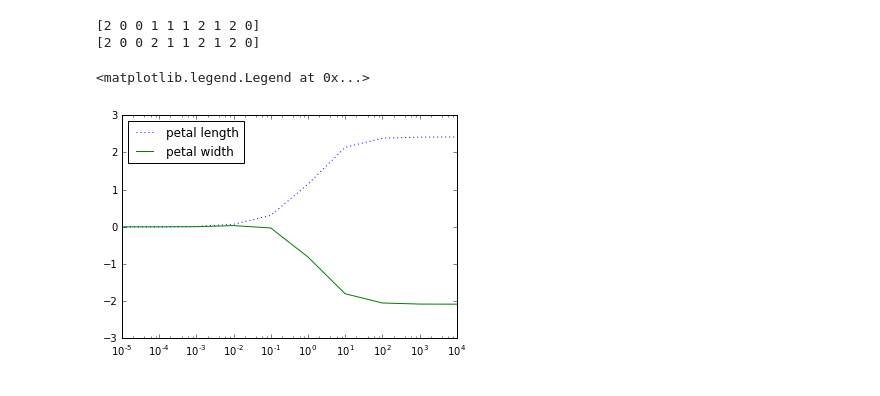
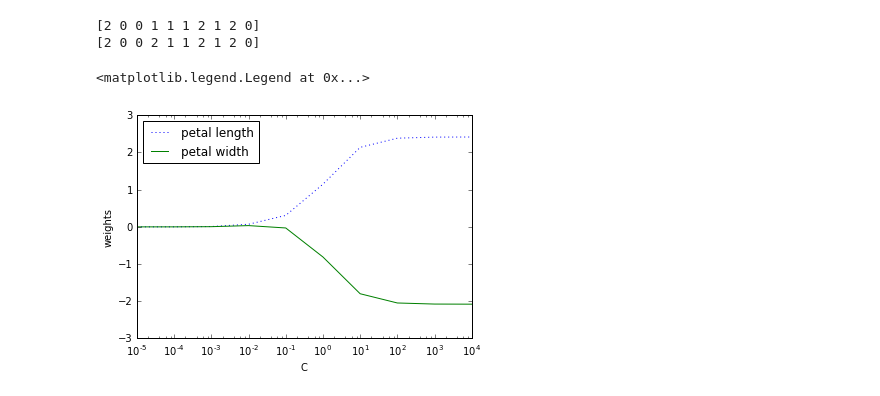
Before and after one commit to AshishSinha5/mlAlgos, a Jupyter notebook: Logistic Regression.ipynb, the cells around one changed output. Drawn from its saved outputs; the diff is of its cells as text; code cells hidden in the pictures.

```diff
--- a/Logistic Regression.ipynb
+++ b/Logistic Regression.ipynb
@@ -182,8 +183,10 @@ weights = np.array(weights)
 # %%
 plt.plot(params, weights[:,0],linestyle = ':', label = 'petal length')
 plt.plot(params, weights[:,1], linestyle = '-', label = 'petal width')
 plt.xscale('log')
+plt.xlabel('C')
+plt.ylabel('weights')
 plt.legend(loc = 'upper left')
 # %% [output]
 <matplotlib.legend.Legend at 0x...>
-[figure, old version]
+[figure, new version]
```
Also changed, not shown: parts of 2 cells of this notebook.
